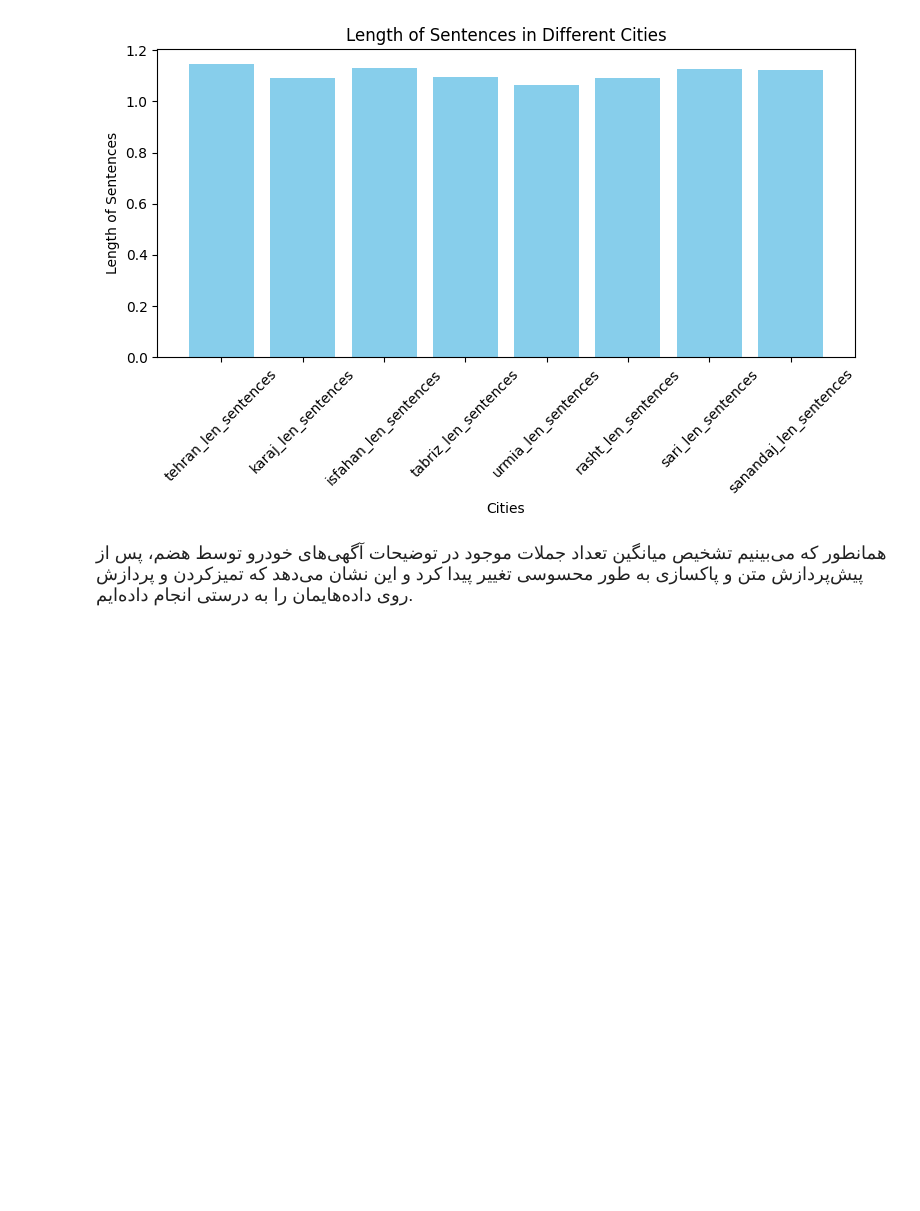
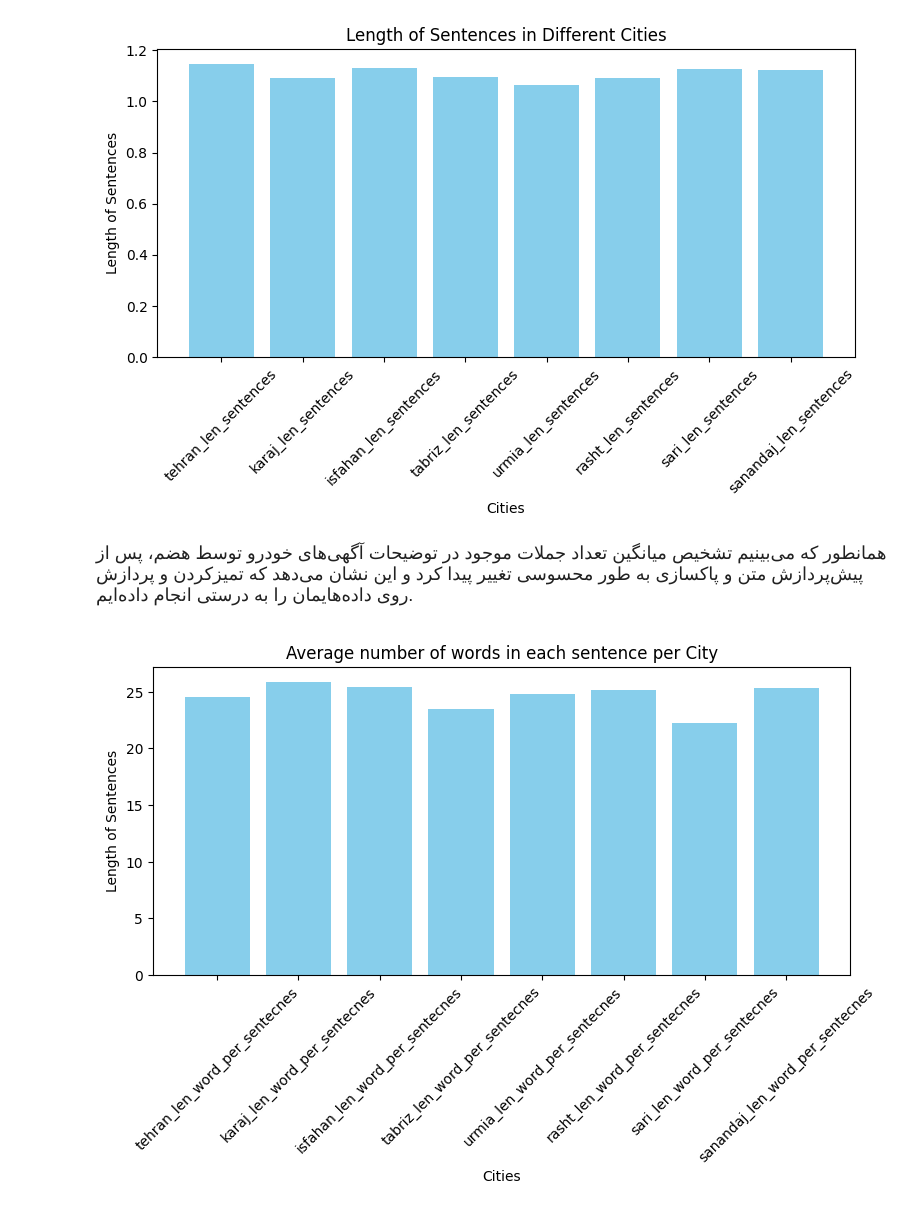
Before and after one commit to mahdigheidi/NLP_HW1_Divar_Car_Data, a Jupyter notebook: data_exploitation.ipynb, the cells around one changed output. Cells and saved outputs as stored; diff of their text form; code cells hidden in the pictures; blank space fills up the shorter version.

Commit message:
Analayze data and extract information from the cleaned text, add HW file

```diff
--- a/data_exploitation.ipynb
+++ b/data_exploitation.ipynb
@@ -393,12 +414,23 @@ common_words
 # %%
 sentence_tokenizer = hazm.SentenceTokenizer()
+word_tokenizer = hazm.WordTokenizer()
+
+print(sentence_tokenizer.tokenize('یک جمله نوشته شده. یک جمله دیگر. و در نهایت آخرین جمله'))
+print(word_tokenizer.tokenize('این یک جمله تستی است که ما مینویسیم تا ببینیم چگونه توکنایز می‌شود؟'))
+
 city_sentences_len = {}
+city_word_per_sentecnes_len = {}
 
 for city_slug in cities_slugs:
     sum_len_sentences = 0
+    sum_len_word_per_sentecnes = 0
     for item in data[city_slug]:
-        sum_len_sentences += len(sentence_tokenizer.tokenize(item['description']))
+        sentences = sentence_tokenizer.tokenize(item['description'])
+        sum_len_sentences += len(sentences)
+        if sentences:
+            sum_len_word_per_sentecnes += np.mean([len(word_tokenizer.tokenize(sentence)) for sentence in sentences])
     city_sentences_len[city_slug + '_len_sentences'] = sum_len_sentences / len(data[city_slug])
+    city_word_per_sentecnes_len[city_slug + '_len_word_per_sentecnes'] = sum_len_word_per_sentecnes / len(data[city_slug])
 
 city_sentences_len
 # %% [output]
@@ -430,3 +475,17 @@ plt.show()
 همانطور که می‌بینیم تشخیص میانگین تعداد جملات موجود در توضیحات آگهی‌های خودرو توسط هضم، پس از پیش‌پردازش متن و پاکسازی به طور محسوسی تغییر پیدا کرد و این نشان می‌دهد که تمیزکردن و پردازش روی داده‌هایمان را به درستی انجام داده‌ایم.
 
 </div>
+# %%
+keys = list(city_word_per_sentecnes_len.keys())
+values = list(city_word_per_sentecnes_len.values())
+
+# Plotting the bar chart
+plt.figure(figsize=(9, 4))
+plt.bar(keys, values, color='skyblue')
+plt.title('Average number of words in each sentence per City')
+plt.xlabel('Cities')
+plt.ylabel('Length of Sentences')
+plt.xticks(rotation=45)
+plt.show()
+# %% [output]
+[figure, added]
```
Also changed, not shown: parts of 20 cells of this notebook, 1 other file.
